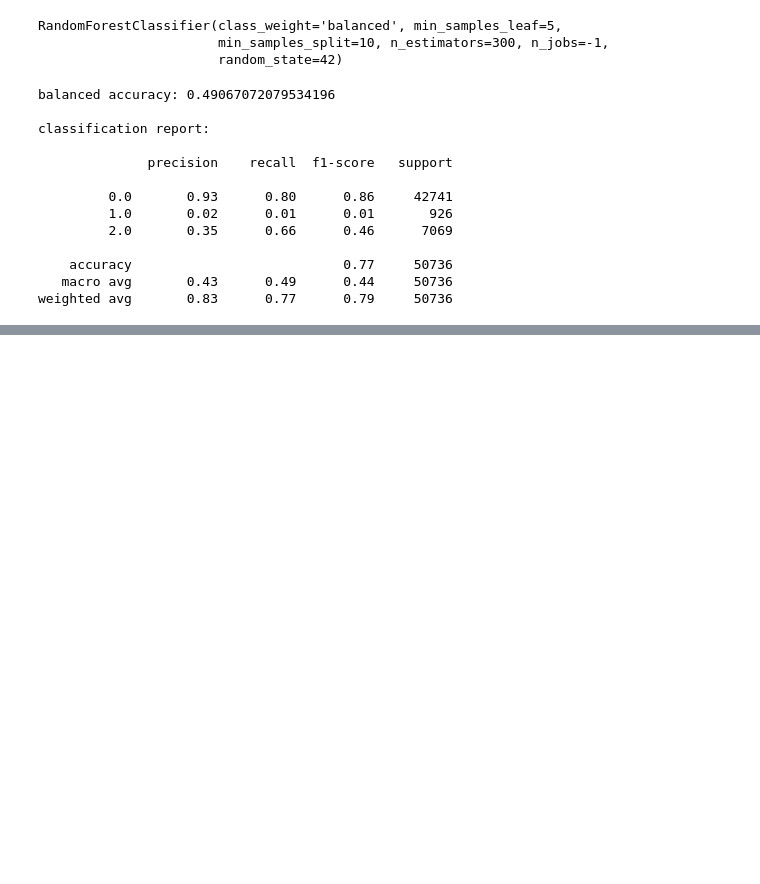
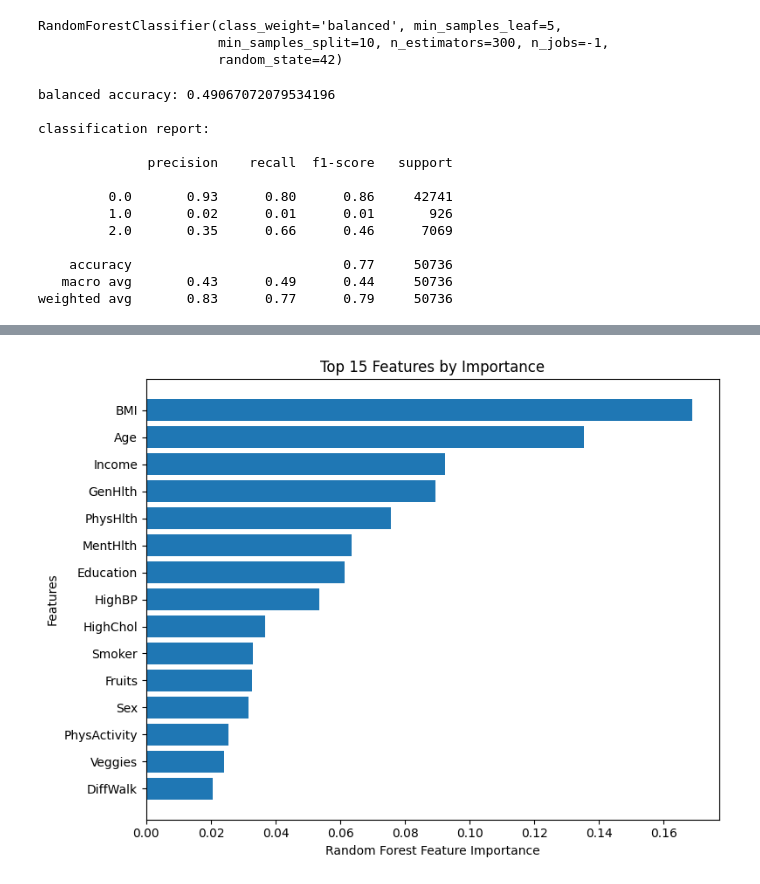
Before and after one commit to mnab93/diabetes-risk-prediction-ML, a Jupyter notebook: Diabetes_Health_Indicators.ipynb, the cells around one changed output, grey strips where cells are left out. Drawn from its saved outputs; the diff is of its cells as text; code cells hidden in the pictures; blank space fills up the shorter version.

```diff
--- a/Diabetes_Health_Indicators.ipynb
+++ b/Diabetes_Health_Indicators.ipynb
@@ -250,3 +250,15 @@ classification report:
     accuracy                           0.77     50736
    macro avg       0.43      0.49      0.44     50736
 weighted avg       0.83      0.77      0.79     50736
+# %%
+#feature importance extraction
+import numpy as np
+import pandas as pd
+
+importances = rf_model.feature_importances_
+feature_names = x_train_rf.columns
+
+fi_df = pd.DataFrame({
+    'feature': feature_names,
+    'importance': importances
+}).sort_values('importance', ascending=False)
@@ -252,0 +284,16 @@ weighted avg       0.83      0.77      0.79     50736
+# %%
+import matplotlib.pyplot as plt
+
+top_n = 15
+plt.figure(figsize=(8, 6))
+plt.barh(
+   fi_df['feature'][:top_n][::-1],
+   fi_df['importance'][:top_n][::-1]
+)
+plt.xlabel("Random Forest Feature Importance")
+plt.ylabel("Features")
+plt.title("Top 15 Features by Importance")
+plt.tight_layout()
+plt.show()
+# %% [output]
+[figure, added]
```
Also changed, not shown: parts of 4 cells of this notebook.
